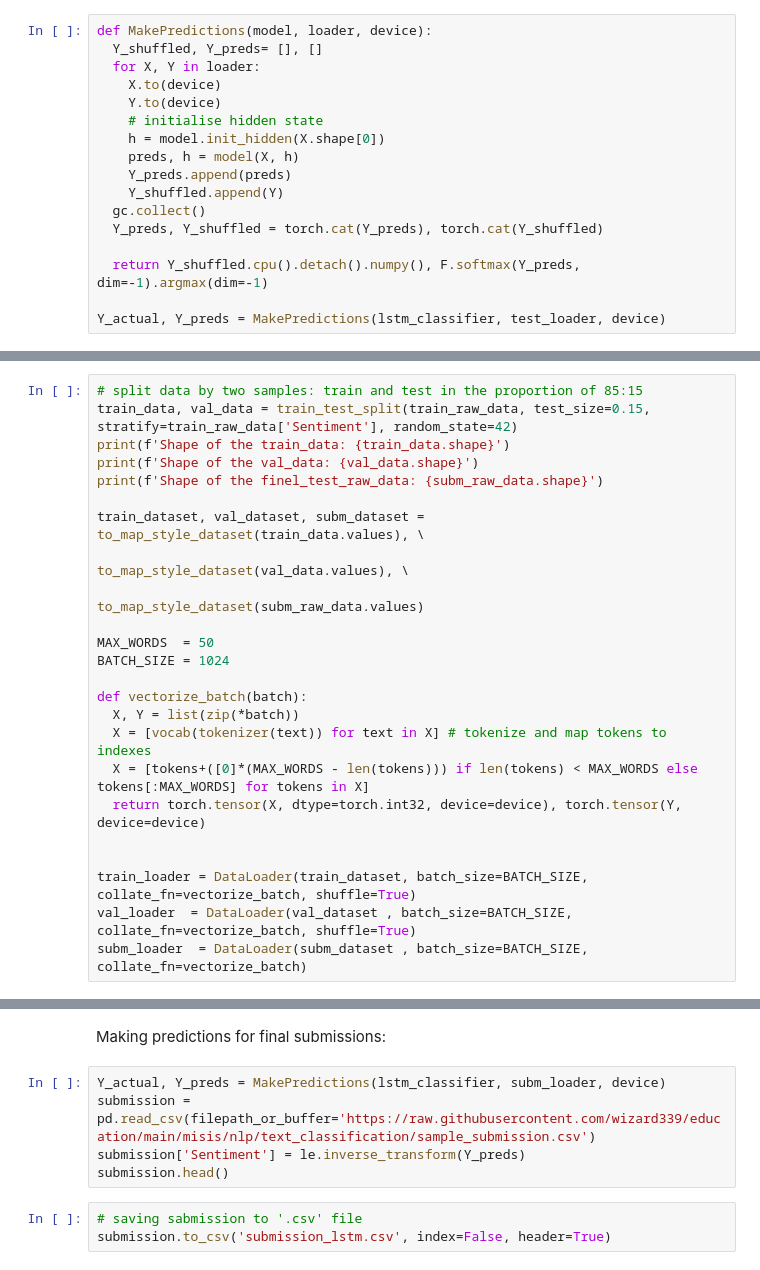
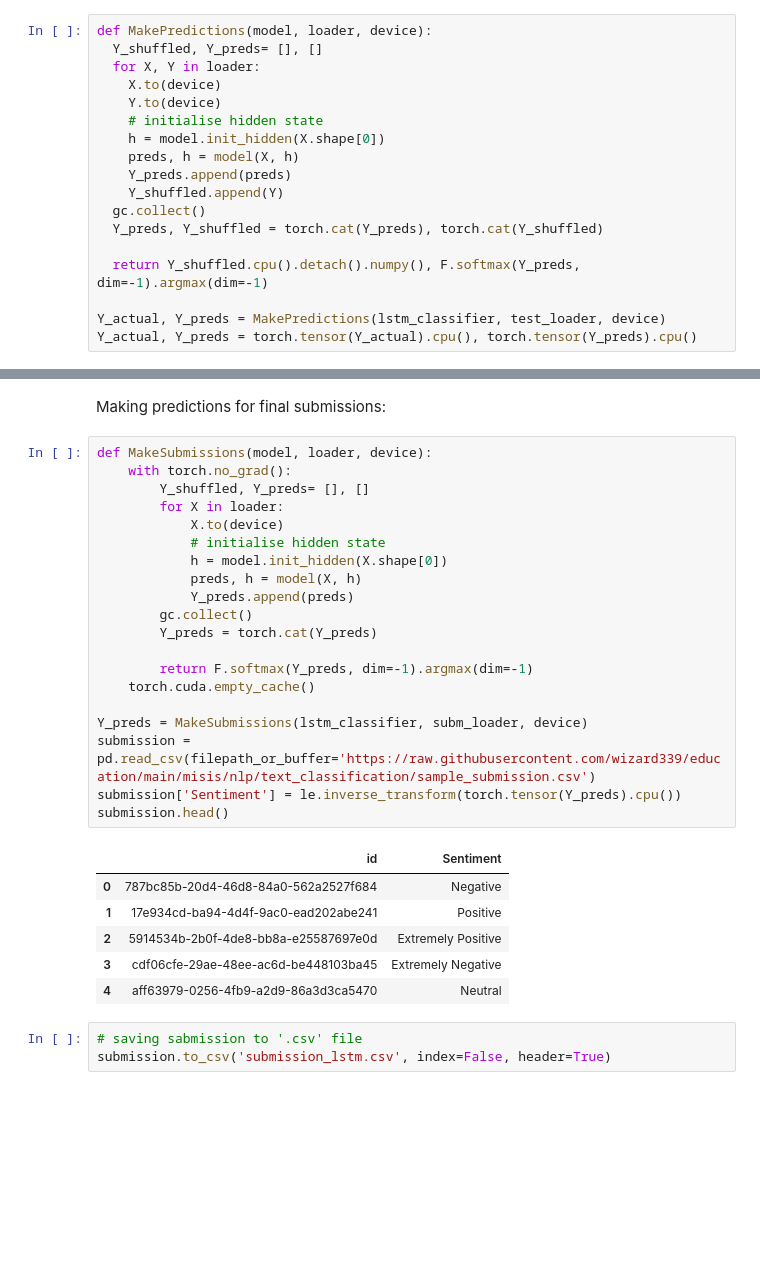
Before and after one commit to wizard339/education, a Jupyter notebook: misis/nlp/text_classification/text_classification_lstm_bert.ipynb, the cells around one changed output, grey strips where cells are left out. Saved outputs shown, nothing was run; the diff lists cells and outputs as text; blank space fills up the shorter version.

```diff
--- a/misis/nlp/text_classification/text_classification_lstm_bert.ipynb
+++ b/misis/nlp/text_classification/text_classification_lstm_bert.ipynb
@@ -584,6 +717,7 @@ def MakePredictions(model, loader, device):
   return Y_shuffled.cpu().detach().numpy(), F.softmax(Y_preds, dim=-1).argmax(dim=-1)
 
 Y_actual, Y_preds = MakePredictions(lstm_classifier, test_loader, device)
+Y_actual, Y_preds = torch.tensor(Y_actual).cpu(), torch.tensor(Y_preds).cpu()
 # %%
 target_classes_ = le.inverse_transform(target_classes)
 print(f'Test Accuracy: {accuracy_score(Y_actual, Y_preds)}')
@@ -598,24 +747,0 @@ First, we will train our model on a larger dataset splitting our initial dataset
-# %%
-# split data by two samples: train and test in the proportion of 85:15
-train_data, val_data = train_test_split(train_raw_data, test_size=0.15, stratify=train_raw_data['Sentiment'], random_state=42)
-print(f'Shape of the train_data: {train_data.shape}')
-print(f'Shape of the val_data: {val_data.shape}')
-print(f'Shape of the finel_test_raw_data: {subm_raw_data.shape}')
-
-train_dataset, val_dataset, subm_dataset = to_map_style_dataset(train_data.values), \
-                                           to_map_style_dataset(val_data.values), \
-                                           to_map_style_dataset(subm_raw_data.values)
-
-MAX_WORDS  = 50
-BATCH_SIZE = 1024
-
-def vectorize_batch(batch):
-  X, Y = list(zip(*batch))
-  X = [vocab(tokenizer(text)) for text in X] # tokenize and map tokens to indexes
-  X = [tokens+([0]*(MAX_WORDS - len(tokens))) if len(tokens) < MAX_WORDS else tokens[:MAX_WORDS] for tokens in X]
-  return torch.tensor(X, dtype=torch.int32, device=device), torch.tensor(Y, device=device)
-
-
-train_loader = DataLoader(train_dataset, batch_size=BATCH_SIZE, collate_fn=vectorize_batch, shuffle=True)
-val_loader  = DataLoader(val_dataset , batch_size=BATCH_SIZE, collate_fn=vectorize_batch, shuffle=True)
-subm_loader  = DataLoader(subm_dataset , batch_size=BATCH_SIZE, collate_fn=vectorize_batch)
@@ -634,10 +748,32 @@ MODEL.eval()
 # %% [markdown]
 Making predictions for final submissions:
 # %%
-Y_actual, Y_preds = MakePredictions(lstm_classifier, subm_loader, device)
+def MakeSubmissions(model, loader, device):
+    with torch.no_grad():
+        Y_shuffled, Y_preds= [], []
+        for X in loader:
+            X.to(device)
+            # initialise hidden state
+            h = model.init_hidden(X.shape[0])
+            preds, h = model(X, h)
+            Y_preds.append(preds)
+        gc.collect()
+        Y_preds = torch.cat(Y_preds)
+
+        return F.softmax(Y_preds, dim=-1).argmax(dim=-1)
+    torch.cuda.empty_cache()
+
+Y_preds = MakeSubmissions(lstm_classifier, subm_loader, device)
 submission = pd.read_csv(filepath_or_buffer='https://raw.githubusercontent.com/wizard339/education/main/misis/nlp/text_classification/sample_submission.csv')
-submission['Sentiment'] = le.inverse_transform(Y_preds)
+submission['Sentiment'] = le.inverse_transform(torch.tensor(Y_preds).cpu())
 submission.head()
+# %% [output]
+|  | id | Sentiment |
+| 0 | 787bc85b-20d4-46d8-84a0-562a2527f684 | Negative |
+| 1 | 17e934cd-ba94-4d4f-9ac0-ead202abe241 | Positive |
+| 2 | 5914534b-2b0f-4de8-bb8a-e25587697e0d | Extremely Positive |
+| 3 | cdf06cfe-29ae-48ee-ac6d-be448103ba45 | Extremely Negative |
+| 4 | aff63979-0256-4fb9-a2d9-86a3d3ca5470 | Neutral |
 # %%
 # saving sabmission to '.csv' file
 submission.to_csv('submission_lstm.csv', index=False, header=True)
```
Also changed, not shown: parts of 40 cells of this notebook, 2 other files.
